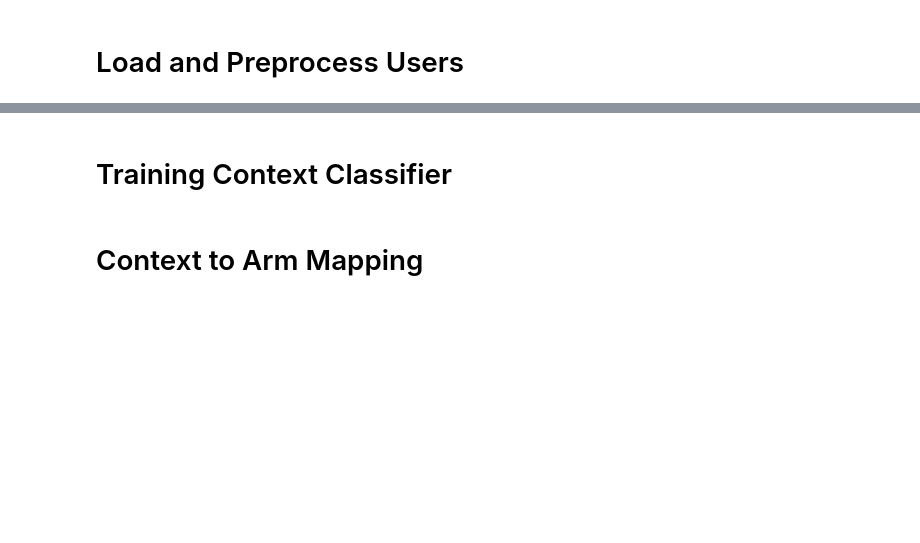
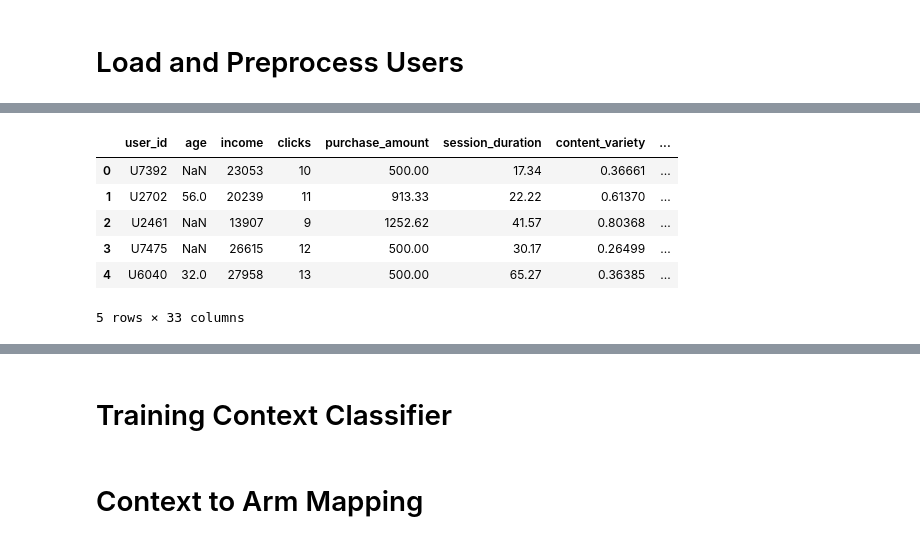
Before and after one commit to Ynehra24/lab3-contextual-bandit, a Jupyter notebook: lab3_results_U20230039.ipynb, the cells around one changed output, grey strips where cells are left out. Saved outputs shown, nothing was run; the diff lists cells and outputs as text; code cells hidden in the pictures; blank space fills up the shorter version.

```diff
--- a/lab3_results_U20230039.ipynb
+++ b/lab3_results_U20230039.ipynb
@@ -62,4 +62,14 @@ user3    644
 Name: count, dtype: int64
+# %%
+df1.head()
+# %% [output]
+|  | user_id | age | income | clicks | purchase_amount | session_duration | content_variety | ... |
+| 0 | U7392 | NaN | 23053 | 10 | 500.00 | 17.34 | 0.36661 | ... |
+| 1 | U2702 | 56.0 | 20239 | 11 | 913.33 | 22.22 | 0.61370 | ... |
+| 2 | U2461 | NaN | 13907 | 9 | 1252.62 | 41.57 | 0.80368 | ... |
+| 3 | U7475 | NaN | 26615 | 12 | 500.00 | 30.17 | 0.26499 | ... |
+| 4 | U6040 | 32.0 | 27958 | 13 | 500.00 | 65.27 | 0.36385 | ... |
+5 rows × 33 columns
 # %%
 df2 = pd.read_csv("/Users/yatharthnehva/Desktop/lab3-contextual-bandit/data/test_users.csv")
 print(df1["label"].value_counts())
```
Also changed, not shown: parts of 8 cells of this notebook.
